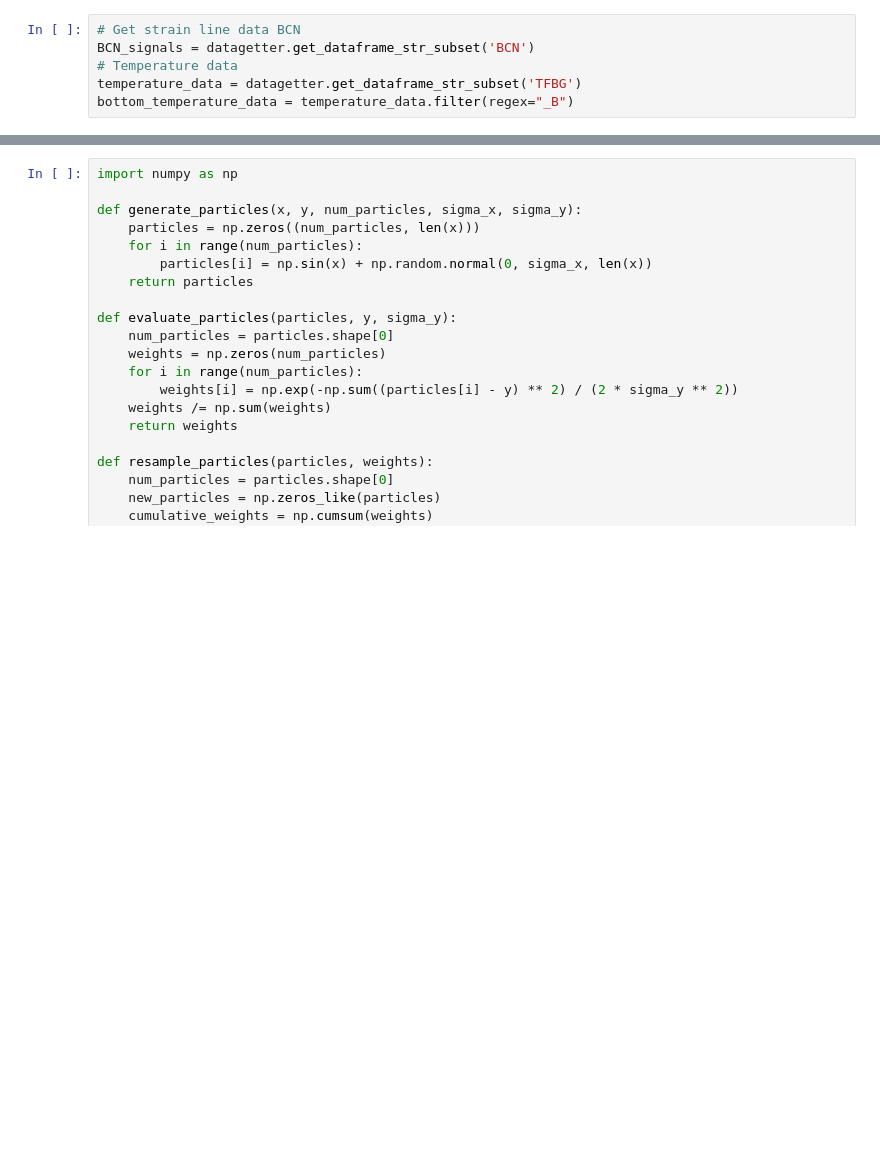
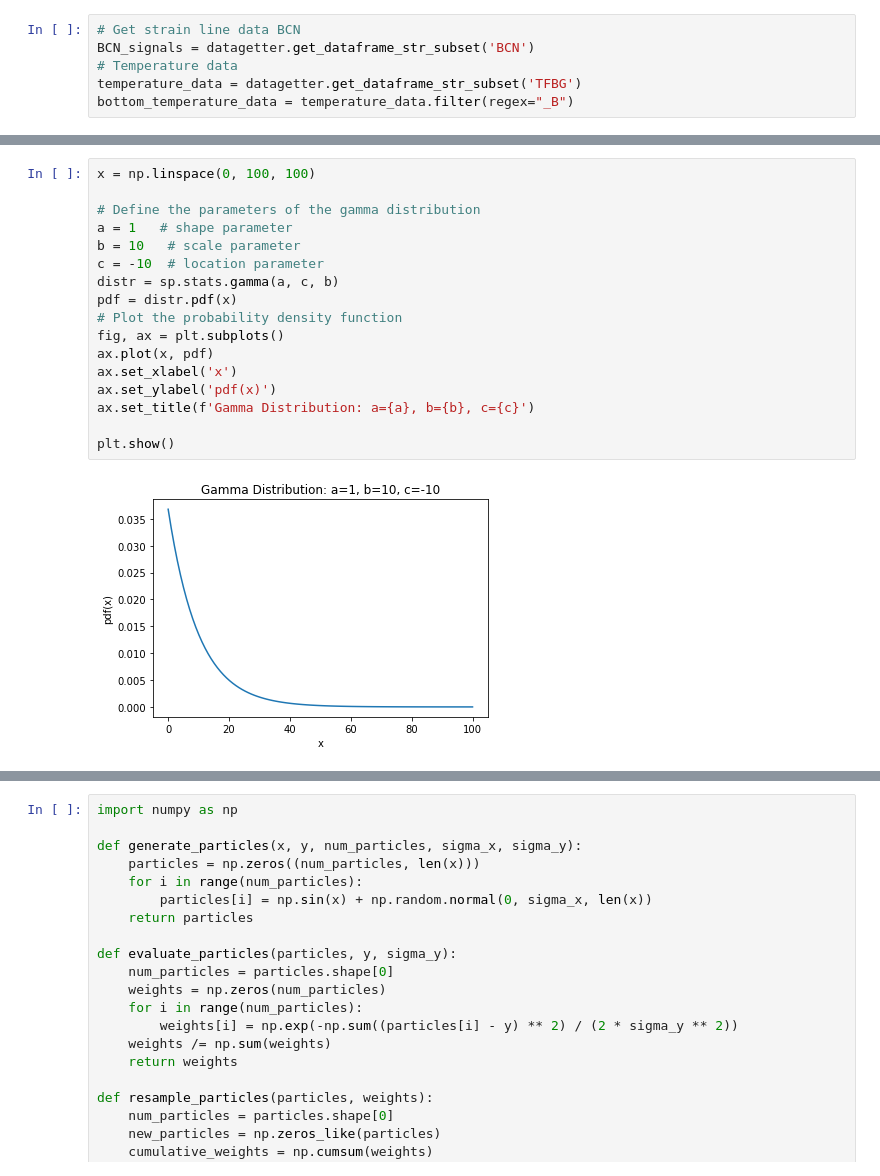
Before and after one commit to WEILMAX/dw_events, a Jupyter notebook: dw_events/notebooks/temperature_compensation/mw4_particlefilter.ipynb, the cells around one changed output, grey strips where cells are left out. Saved outputs shown, nothing was run; the diff lists cells and outputs as text; blank space fills up the shorter version.

```diff
--- a/dw_events/notebooks/temperature_compensation/mw4_particlefilter.ipynb
+++ b/dw_events/notebooks/temperature_compensation/mw4_particlefilter.ipynb
@@ -45,0 +188,19 @@ bottom_temperature_data = temperature_data.filter(regex="_B")
+# %%
+x = np.linspace(0, 100, 100)
+
+# Define the parameters of the gamma distribution
+a = 1   # shape parameter
+b = 10   # scale parameter
+c = -10  # location parameter
+distr = sp.stats.gamma(a, c, b)
+pdf = distr.pdf(x)
+# Plot the probability density function
+fig, ax = plt.subplots()
+ax.plot(x, pdf)
+ax.set_xlabel('x')
+ax.set_ylabel('pdf(x)')
+ax.set_title(f'Gamma Distribution: a={a}, b={b}, c={c}')
+
+plt.show()
+# %% [output]
+[figure, added]
```
Also changed, not shown: parts of 23 cells of this notebook, 3 other files.
